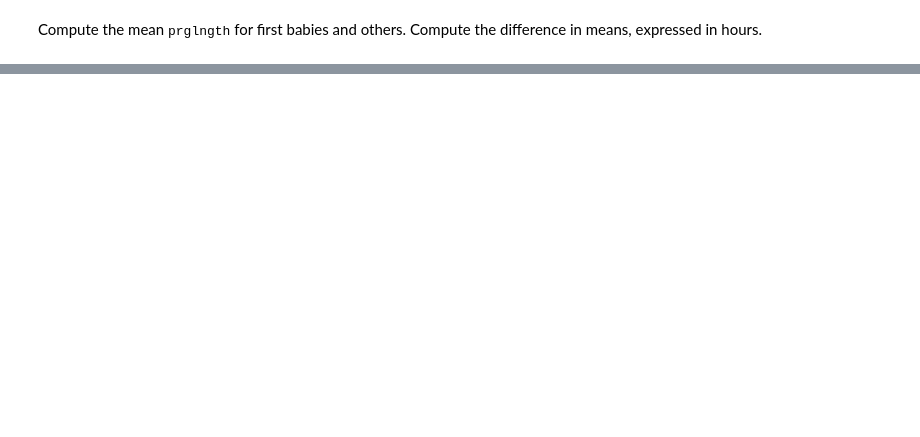
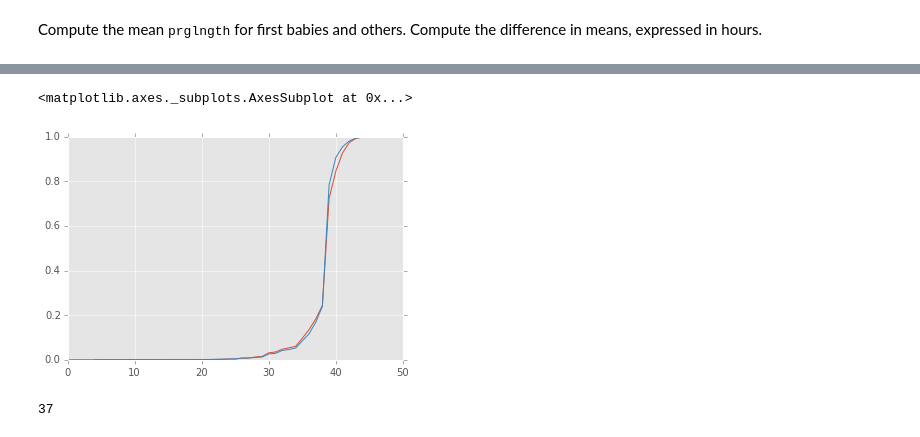
Before and after one commit to doolingdavid/ThinkStats2, a Jupyter notebook: code/chap01ex.ipynb, the cells around one changed output, grey strips where cells are left out. Saved outputs shown, nothing was run; the diff lists cells and outputs as text; code cells hidden in the pictures; blank space fills up the shorter version.

```diff
--- a/code/chap01ex.ipynb
+++ b/code/chap01ex.ipynb
@@ -257,0 +293,12 @@ others.prglngth.mean()
+# %%
+firstspmf = firsts['prglngth'].value_counts(normalize=True).sort_index()
+otherspmf = others['prglngth'].value_counts(normalize=True).sort_index()
+# %%
+firstscdf = firstspmf.cumsum()
+otherscdf = otherspmf.cumsum()
+# %%
+firstscdf.plot()
+otherscdf.plot()
+# %% [output]
+<matplotlib.axes._subplots.AxesSubplot at 0x...>
+[figure, added]
@@ -257,0 +315,4 @@ others.prglngth.mean()
+# %%
+a
+# %% [output]
+37
```
Also changed, not shown: parts of 32 cells of this notebook, 3 other files.
